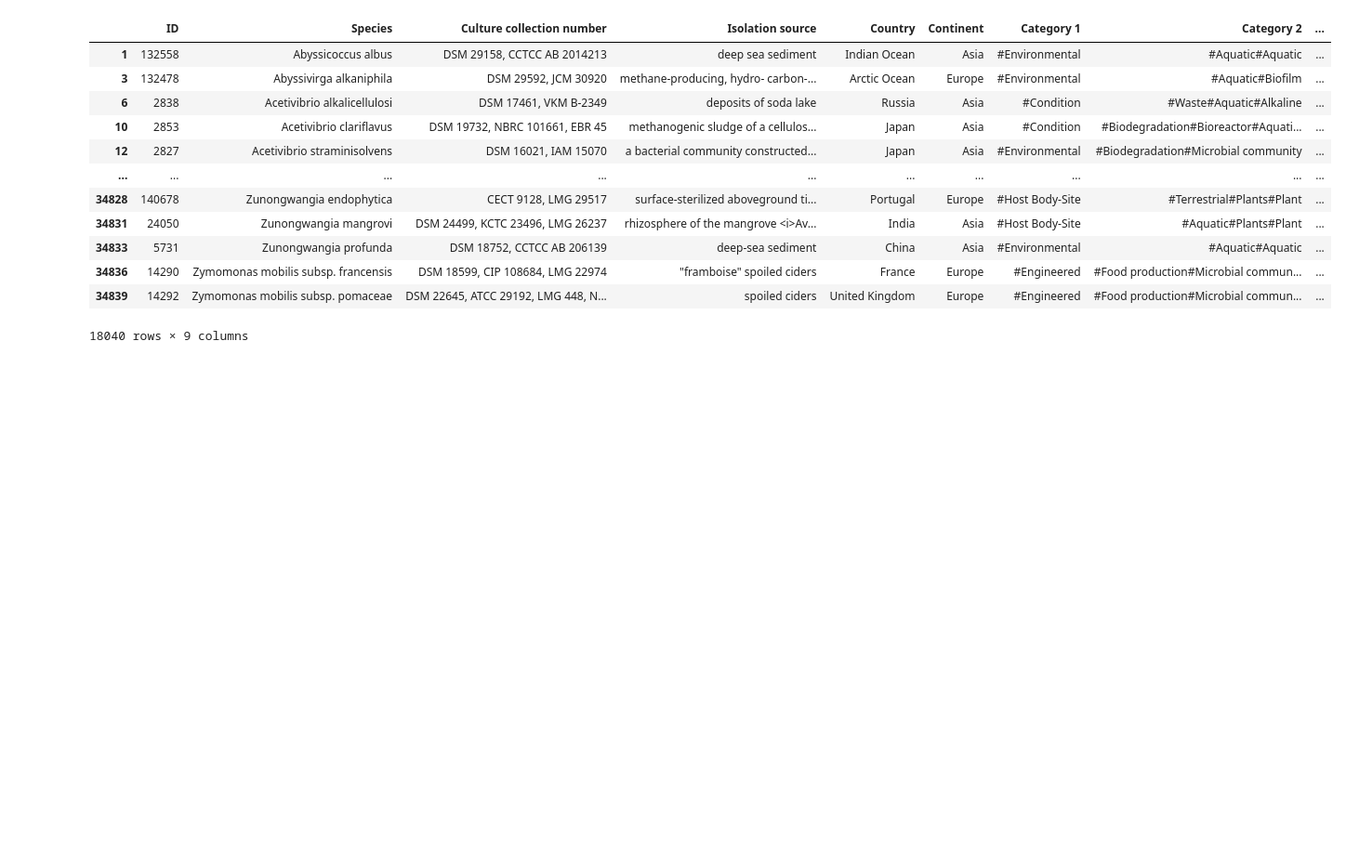
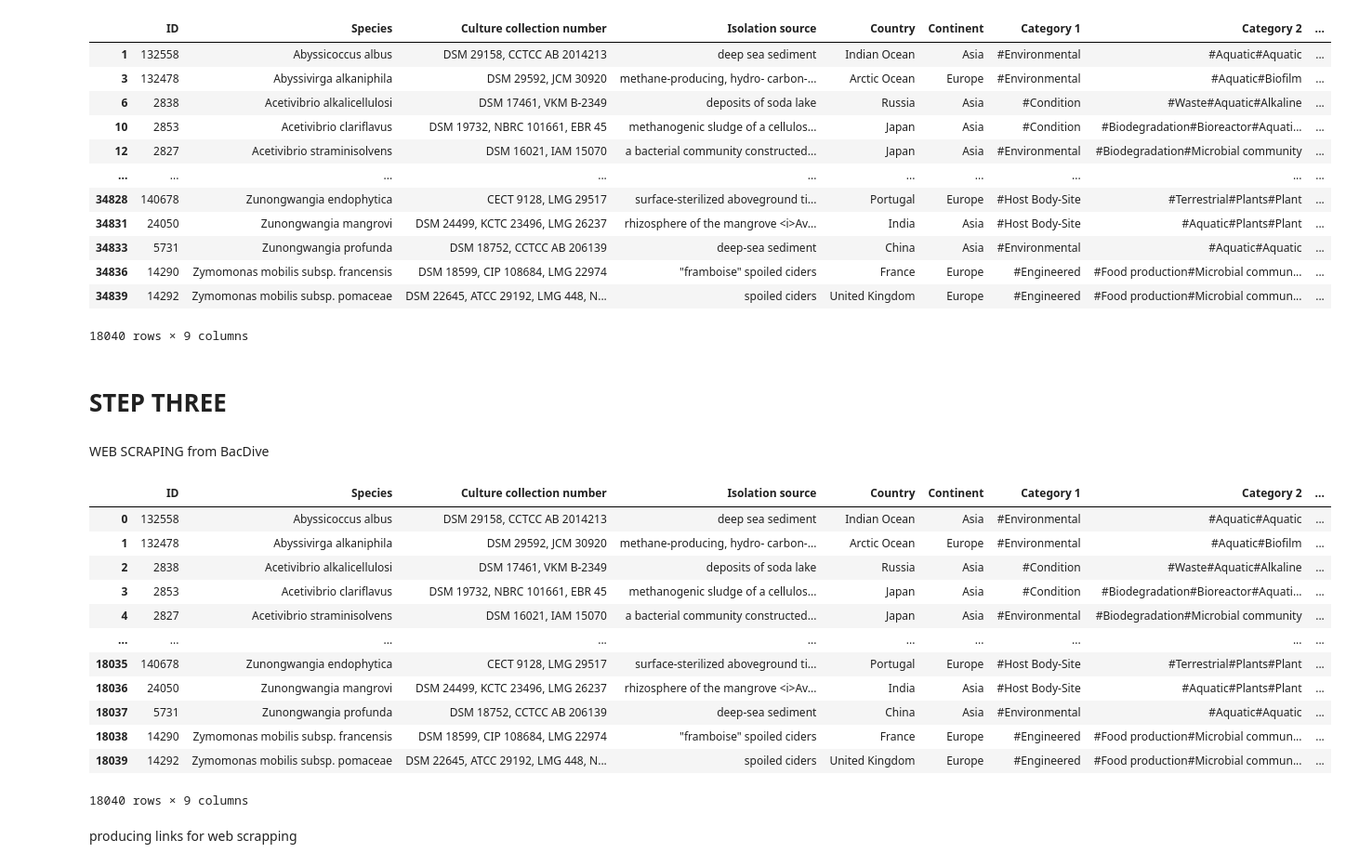
Before and after one commit to kambiz-kalhor/project1-data-collection, a Jupyter notebook: unified code_stage1.ipynb, the cells around one changed output. Shown: that part at 93% size. Drawn from its saved outputs; the diff is of its cells as text; code cells hidden in the pictures; blank space fills up the shorter version.

Commit message:
I added the 2nd and 3rd step and improved the code
+ cleaning data
+ webscraping to extract temperature data

```diff
--- a/unified code_stage1.ipynb
+++ b/unified code_stage1.ipynb
@@ -109,3 +118,25 @@ bacDive
 18040 rows × 9 columns
 # %%
 bacDive.to_csv(r'C:\Users\kamy\Desktop\stage1_step2_export_bacdive_iso_table cleaned.csv')
+# %% [markdown]
+# STEP THREE
+# %% [markdown]
+WEB SCRAPING from BacDive
+# %%
+bacDive = pd.read_csv(r"C:\Users\kamy\Desktop\stage1_step2_export_bacdive_iso_table cleaned.csv")
+# %%
+bacDive
+# %% [output]
+|  | ID | Species | Culture collection number | Isolation source | Country | Continent | Category 1 | Category 2 | ... |
+| 0 | 132558 | Abyssicoccus albus | DSM 29158, CCTCC AB 2014213 | deep sea sediment | Indian Ocean | Asia | #Environmental | #Aquatic#Aquatic | ... |
+| 1 | 132478 | Abyssivirga alkaniphila | DSM 29592, JCM 30920 | methane-producing, hydro- carbon-... | Arctic Ocean | Europe | #Environmental | #Aquatic#Biofilm | ... |
+| 2 | 2838 | Acetivibrio alkalicellulosi | DSM 17461, VKM B-2349 | deposits of soda lake | Russia | Asia | #Condition | #Waste#Aquatic#Alkaline | ... |
+| 3 | 2853 | Acetivibrio clariflavus | DSM 19732, NBRC 101661, EBR 45 | methanogenic sludge of a cellulos... | Japan | Asia | #Condition | #Biodegradation#Bioreactor#Aquati... | ... |
+| 4 | 2827 | Acetivibrio straminisolvens | DSM 16021, IAM 15070 | a bacterial community constructed... | Japan | Asia | #Environmental | #Biodegradation#Microbial community | ... |
+| ... | ... | ... | ... | ... | ... | ... | ... | ... | ... |
+| 18035 | 140678 | Zunongwangia endophytica | CECT 9128, LMG 29517 | surface-sterilized aboveground ti... | Portugal | Europe | #Host Body-Site | #Terrestrial#Plants#Plant | ... |
+| 18036 | 24050 | Zunongwangia mangrovi | DSM 24499, KCTC 23496, LMG 26237 | rhizosphere of the mangrove <i>Av... | India | Asia | #Host Body-Site | #Aquatic#Plants#Plant | ... |
+| 18037 | 5731 | Zunongwangia profunda | DSM 18752, CCTCC AB 206139 | deep-sea sediment | China | Asia | #Environmental | #Aquatic#Aquatic | ... |
+| 18038 | 14290 | Zymomonas mobilis subsp. francensis | DSM 18599, CIP 108684, LMG 22974 | "framboise" spoiled ciders | France | Europe | #Engineered | #Food production#Microbial commun... | ... |
+| 18039 | 14292 | Zymomonas mobilis subsp. pomaceae | DSM 22645, ATCC 29192, LMG 448, N... | spoiled ciders | United Kingdom | Europe | #Engineered | #Food production#Microbial commun... | ... |
+18040 rows × 9 columns
@@ -111,0 +150,2 @@ bacDive.to_csv(r'C:\Users\kamy\Desktop\stage1_step2_export_bacdive_iso_table cle
+# %% [markdown]
+producing links for web scrapping
```
Also changed, not shown: parts of 14 cells of this notebook, 1 other file.
